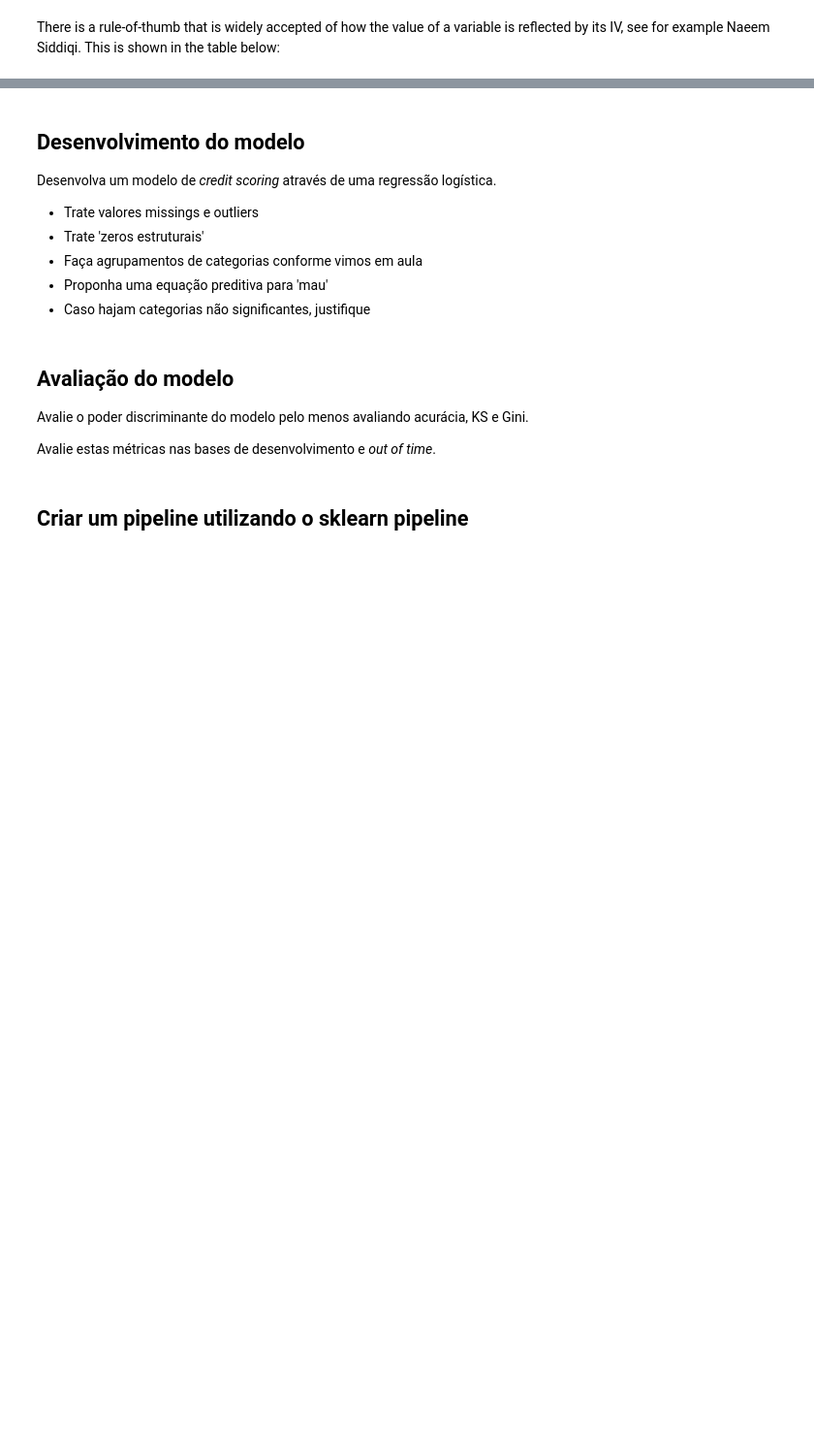
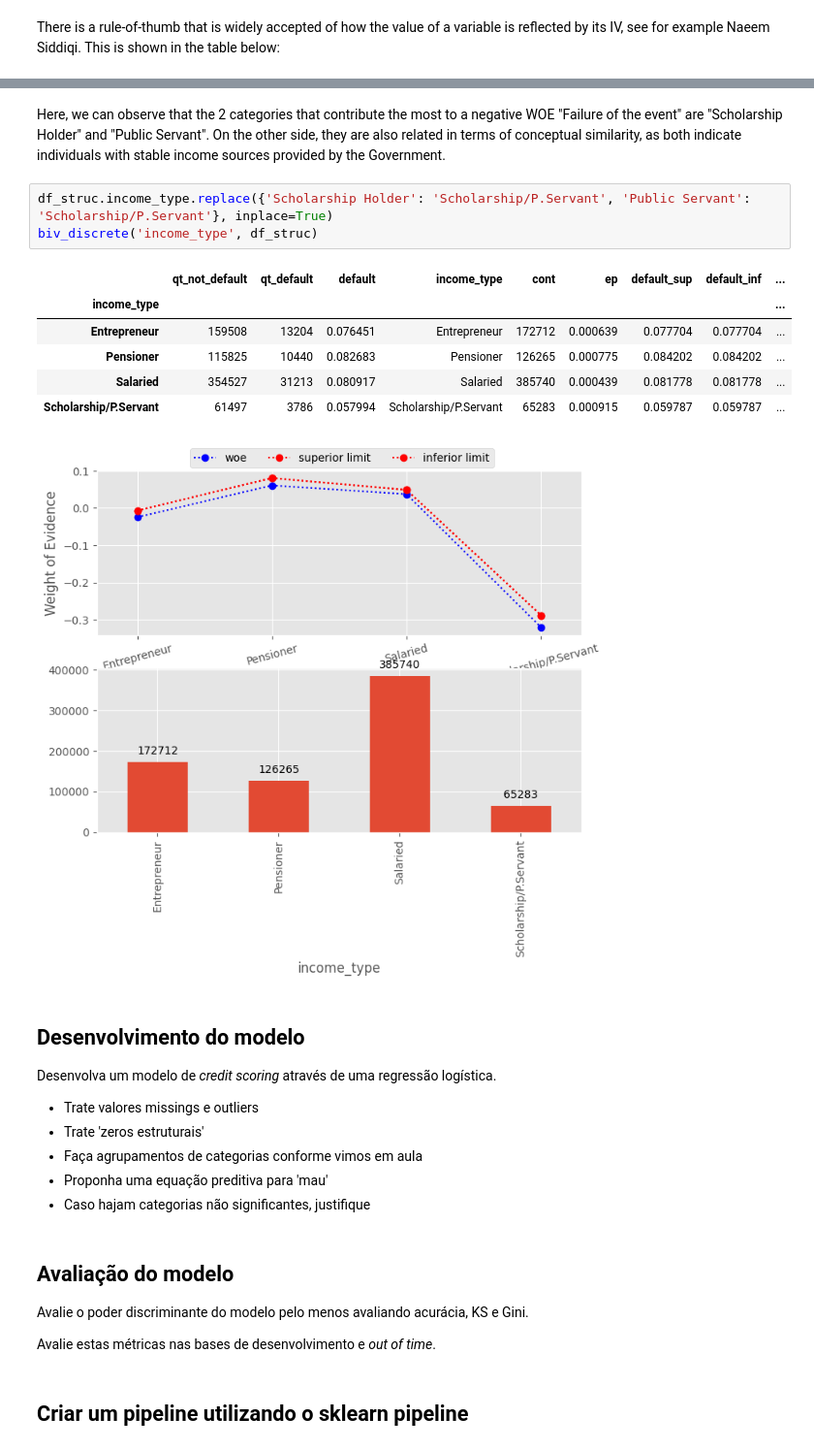
Before and after one commit to PedroHang/Credit-Scoring-Project, a Jupyter notebook: credit_scoring_original.ipynb, the cells around one changed output, grey strips where cells are left out. Shown at 97% size. Saved outputs shown, nothing was run; the diff lists cells and outputs as text; blank space fills up the shorter version.

```diff
--- a/credit_scoring_original.ipynb
+++ b/credit_scoring_original.ipynb
@@ -770,3 +955,16 @@ The Information Value (IV) metric measures the predictive power of an independen
+# %% [markdown]
+Here, we can observe that the 2 categories that contribute the most to a negative WOE "Failure of the event" are "Scholarship Holder" and "Public Servant". On the other side, they are also related in terms of conceptual similarity, as both indicate individuals with stable income sources provided by the Government.
+# %%
+df_struc.income_type.replace({'Scholarship Holder': 'Scholarship/P.Servant', 'Public Servant': 'Scholarship/P.Servant'}, inplace=True)
+biv_discrete('income_type', df_struc)
+# %% [output]
+|  | qt_not_default | qt_default | default | income_type | cont | ep | default_sup | default_inf | ... |
+| income_type |  |  |  |  |  |  |  |  | ... |
+| Entrepreneur | 159508 | 13204 | 0.076451 | Entrepreneur | 172712 | 0.000639 | 0.077704 | 0.077704 | ... |
+| Pensioner | 115825 | 10440 | 0.082683 | Pensioner | 126265 | 0.000775 | 0.084202 | 0.084202 | ... |
+| Salaried | 354527 | 31213 | 0.080917 | Salaried | 385740 | 0.000439 | 0.081778 | 0.081778 | ... |
+| Scholarship/P.Servant | 61497 | 3786 | 0.057994 | Scholarship/P.Servant | 65283 | 0.000915 | 0.059787 | 0.059787 | ... |
+[figure, added]
 # %% [markdown]
 ## Desenvolvimento do modelo
 
```
Also changed, not shown: parts of 27 cells of this notebook.
